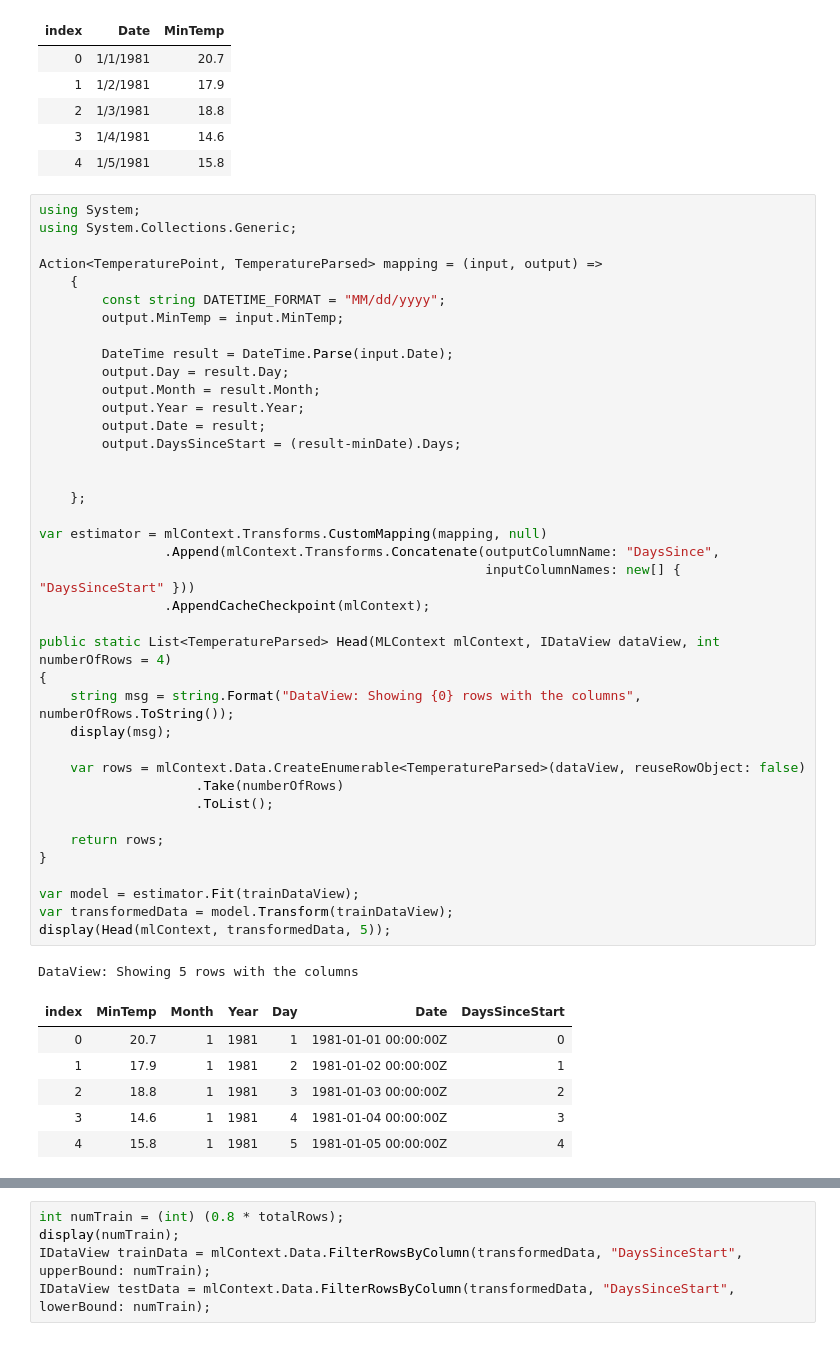
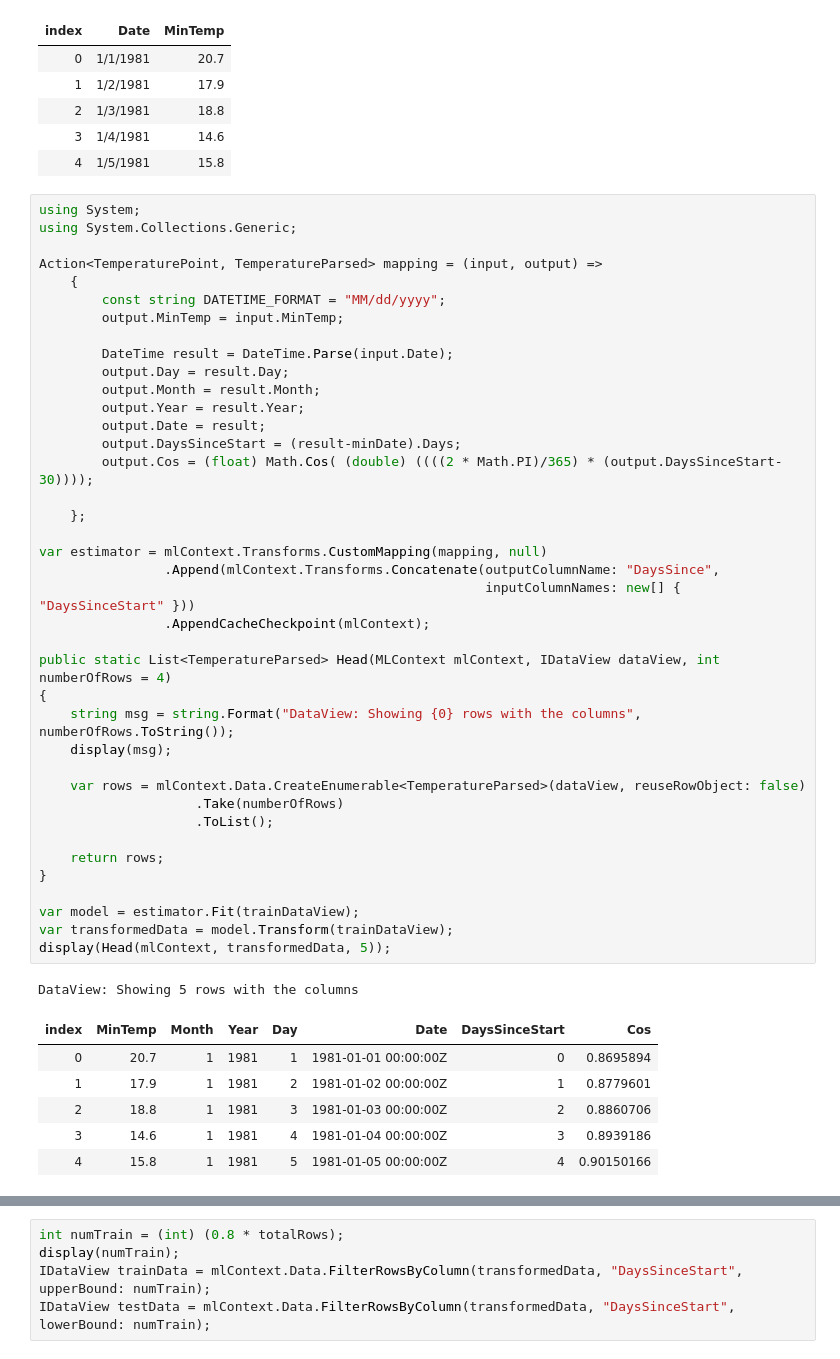
Before and after one commit to gvashishtha/time-series-mlnet, a Jupyter notebook: time-series-forecast.ipynb, the cells around one changed output, grey strips where cells are left out. Saved outputs shown, nothing was run; the diff lists cells and outputs as text.

```diff
--- a/time-series-forecast.ipynb
+++ b/time-series-forecast.ipynb
@@ -88,37 +90,37 @@ Action<TemperaturePoint, TemperatureParsed> mapping = (input, output) =>
         output.Day = result.Day;
         output.Month = result.Month;
         output.Year = result.Year;
         output.Date = result;
         output.DaysSinceStart = (result-minDate).Days;
-
+        output.Cos = (float) Math.Cos( (double) ((((2 * Math.PI)/365) * (output.DaysSinceStart-30))));
 
     };
 
 var estimator = mlContext.Transforms.CustomMapping(mapping, null)
                 .Append(mlContext.Transforms.Concatenate(outputColumnName: "DaysSince",
                                                          inputColumnNames: new[] { "DaysSinceStart" }))
                 .AppendCacheCheckpoint(mlContext);
 
 public static List<TemperatureParsed> Head(MLContext mlContext, IDataView dataView, int numberOfRows = 4)
 {
     string msg = string.Format("DataView: Showing {0} rows with the columns", numberOfRows.ToString());
     display(msg);
 
     var rows = mlContext.Data.CreateEnumerable<TemperatureParsed>(dataView, reuseRowObject: false)
                     .Take(numberOfRows)
                     .ToList();
 
     return rows;
 }
 
 var model = estimator.Fit(trainDataView);
 var transformedData = model.Transform(trainDataView);
 display(Head(mlContext, transformedData, 5));
 # %% [output]
 DataView: Showing 5 rows with the columns
-| index | MinTemp | Month | Year | Day | Date | DaysSinceStart |
-| 0 | 20.7 | 1 | 1981 | 1 | 1981-01-01 00:00:00Z | 0 |
-| 1 | 17.9 | 1 | 1981 | 2 | 1981-01-02 00:00:00Z | 1 |
-| 2 | 18.8 | 1 | 1981 | 3 | 1981-01-03 00:00:00Z | 2 |
-| 3 | 14.6 | 1 | 1981 | 4 | 1981-01-04 00:00:00Z | 3 |
-| 4 | 15.8 | 1 | 1981 | 5 | 1981-01-05 00:00:00Z | 4 |
+| index | MinTemp | Month | Year | Day | Date | DaysSinceStart | Cos |
+| 0 | 20.7 | 1 | 1981 | 1 | 1981-01-01 00:00:00Z | 0 | 0.8695894 |
+| 1 | 17.9 | 1 | 1981 | 2 | 1981-01-02 00:00:00Z | 1 | 0.8779601 |
+| 2 | 18.8 | 1 | 1981 | 3 | 1981-01-03 00:00:00Z | 2 | 0.8860706 |
+| 3 | 14.6 | 1 | 1981 | 4 | 1981-01-04 00:00:00Z | 3 | 0.8939186 |
+| 4 | 15.8 | 1 | 1981 | 5 | 1981-01-05 00:00:00Z | 4 | 0.90150166 |
```
Also changed, not shown: parts of 6 cells of this notebook.
